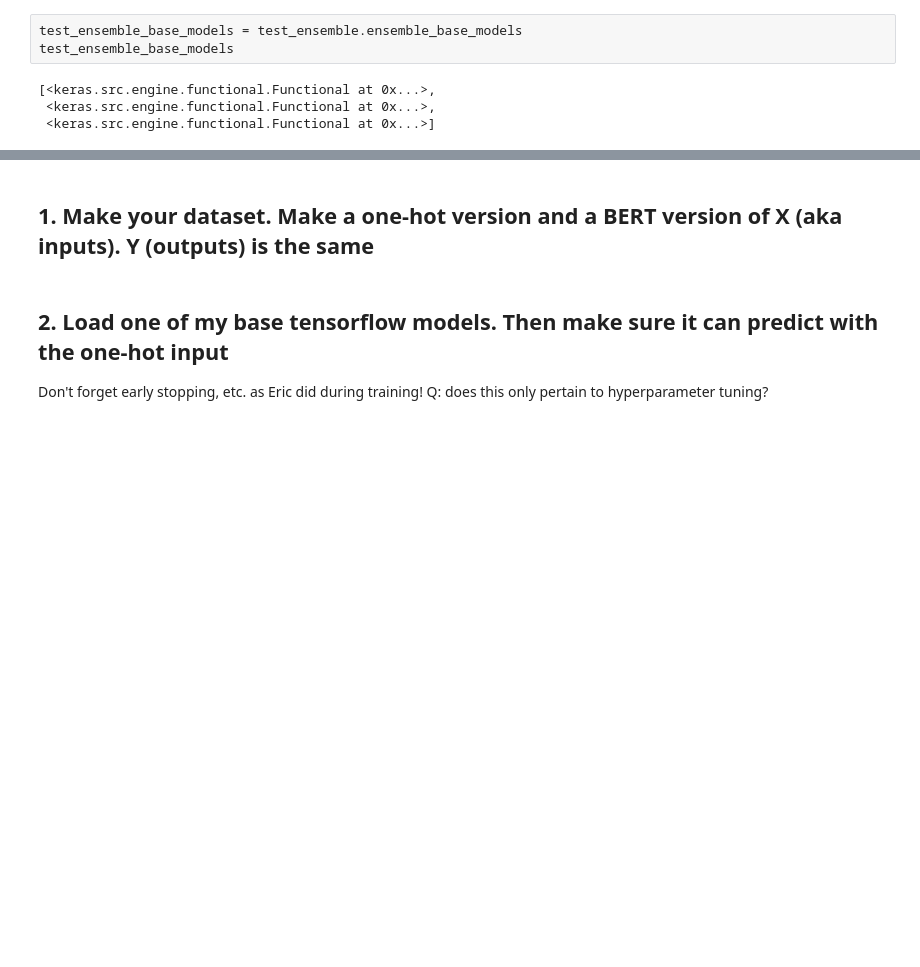
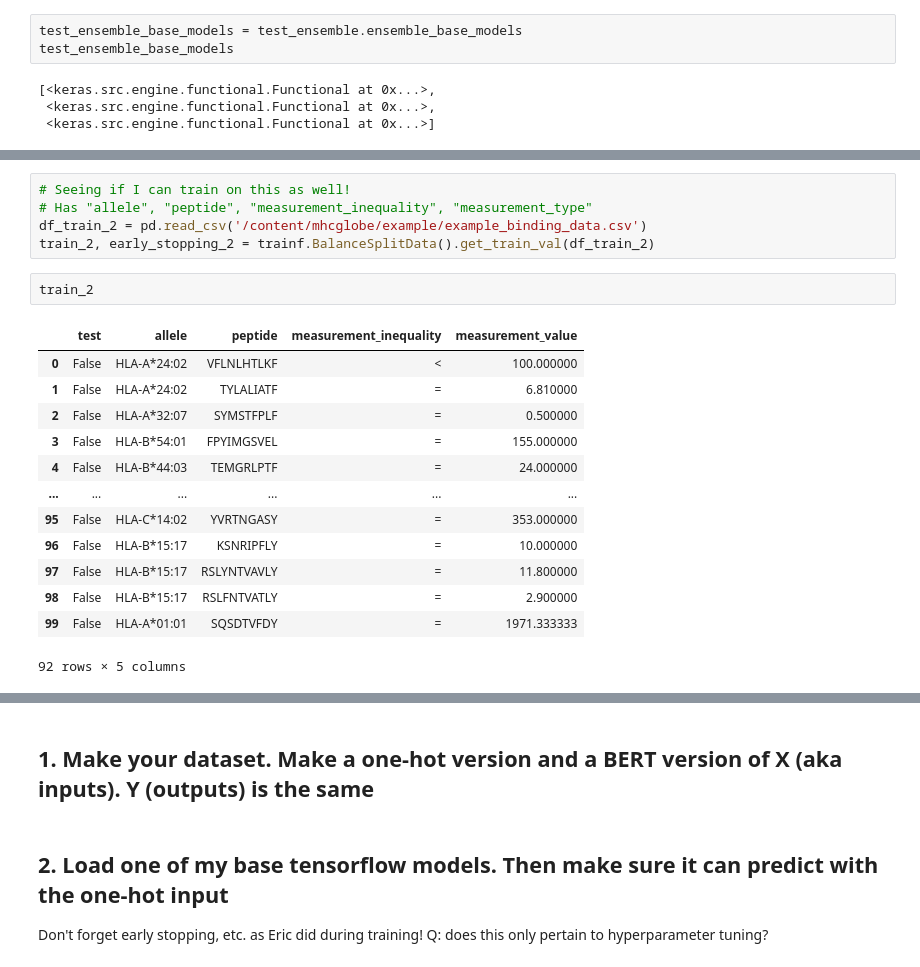
Before and after one commit to prakritipaul/mhcglobe, a Jupyter notebook: prakriti_MHCglobe2024_3_19_5_33PM.ipynb, the cells around one changed output, grey strips where cells are left out. Drawn from its saved outputs; the diff is of its cells as text; blank space fills up the shorter version.

```diff
--- a/prakriti_MHCglobe2024_3_19_5_33PM.ipynb
+++ b/prakriti_MHCglobe2024_3_19_5_33PM.ipynb
@@ -329,0 +415,21 @@ test_ensemble_base_models
+# %%
+# Seeing if I can train on this as well!
+# Has "allele", "peptide", "measurement_inequality", "measurement_type"
+df_train_2 = pd.read_csv('/content/mhcglobe/example/example_binding_data.csv')
+train_2, early_stopping_2 = trainf.BalanceSplitData().get_train_val(df_train_2)
+# %%
+train_2
+# %% [output]
+|  | test | allele | peptide | measurement_inequality | measurement_value |
+| 0 | False | HLA-A*24:02 | VFLNLHTLKF | < | 100.000000 |
+| 1 | False | HLA-A*24:02 | TYLALIATF | = | 6.810000 |
+| 2 | False | HLA-A*32:07 | SYMSTFPLF | = | 0.500000 |
+| 3 | False | HLA-B*54:01 | FPYIMGSVEL | = | 155.000000 |
+| 4 | False | HLA-B*44:03 | TEMGRLPTF | = | 24.000000 |
+| ... | ... | ... | ... | ... | ... |
+| 95 | False | HLA-C*14:02 | YVRTNGASY | = | 353.000000 |
+| 96 | False | HLA-B*15:17 | KSNRIPFLY | = | 10.000000 |
+| 97 | False | HLA-B*15:17 | RSLYNTVAVLY | = | 11.800000 |
+| 98 | False | HLA-B*15:17 | RSLFNTVATLY | = | 2.900000 |
+| 99 | False | HLA-A*01:01 | SQSDTVFDY | = | 1971.333333 |
+92 rows × 5 columns
```
Also changed, not shown: parts of 31 cells of this notebook.
